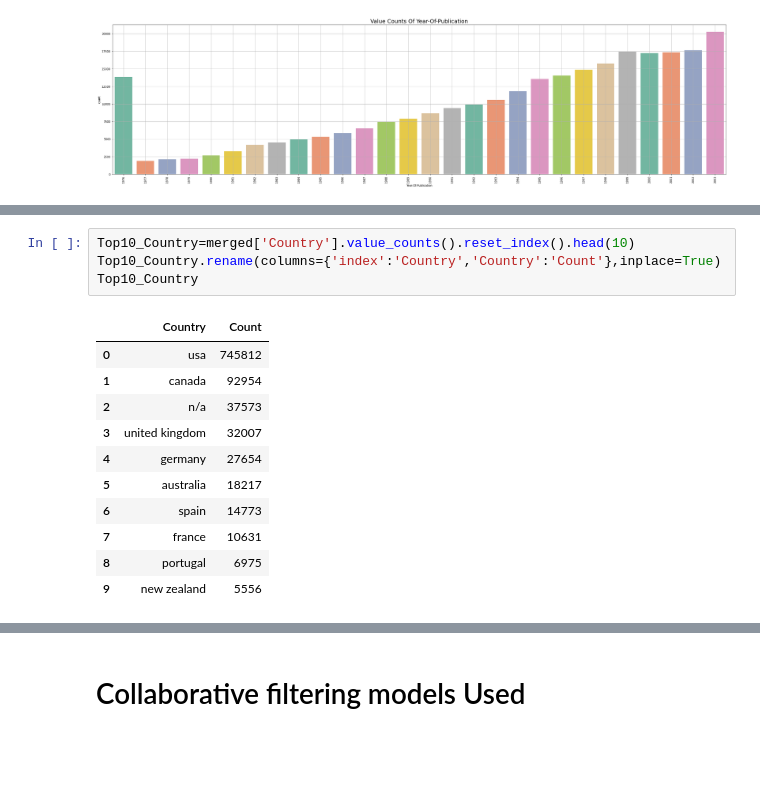
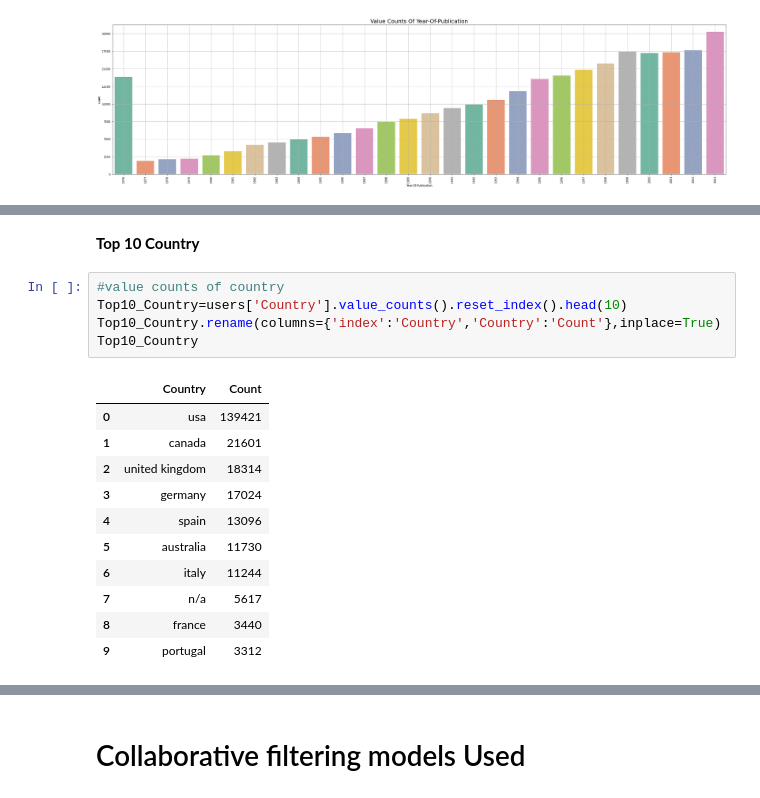
Before and after one commit to saurabhshinkar/BRS, a Jupyter notebook: Book_Recommendation_System_Saurabh_Shinkar.ipynb, the cells around one changed output, grey strips where cells are left out. Saved outputs shown, nothing was run; the diff lists cells and outputs as text; blank space fills up the shorter version.

```diff
--- a/Book_Recommendation_System_Saurabh_Shinkar.ipynb
+++ b/Book_Recommendation_System_Saurabh_Shinkar.ipynb
@@ -630,16 +602,19 @@ Top 10 publisher
+# %% [markdown]
+**Top 10 Country**
 # %%
-Top10_Country=merged['Country'].value_counts().reset_index().head(10)
+#value counts of country
+Top10_Country=users['Country'].value_counts().reset_index().head(10)
 Top10_Country.rename(columns={'index':'Country','Country':'Count'},inplace=True)
 Top10_Country
 # %% [output]
 |  | Country | Count |
-| 0 | usa | 745812 |
-| 1 | canada | 92954 |
-| 2 | n/a | 37573 |
-| 3 | united kingdom | 32007 |
-| 4 | germany | 27654 |
-| 5 | australia | 18217 |
-| 6 | spain | 14773 |
-| 7 | france | 10631 |
-| 8 | portugal | 6975 |
-| 9 | new zealand | 5556 |
+| 0 | usa | 139421 |
+| 1 | canada | 21601 |
+| 2 | united kingdom | 18314 |
+| 3 | germany | 17024 |
+| 4 | spain | 13096 |
+| 5 | australia | 11730 |
+| 6 | italy | 11244 |
+| 7 | n/a | 5617 |
+| 8 | france | 3440 |
+| 9 | portugal | 3312 |
```
Also changed, not shown: parts of 87 cells of this notebook.
